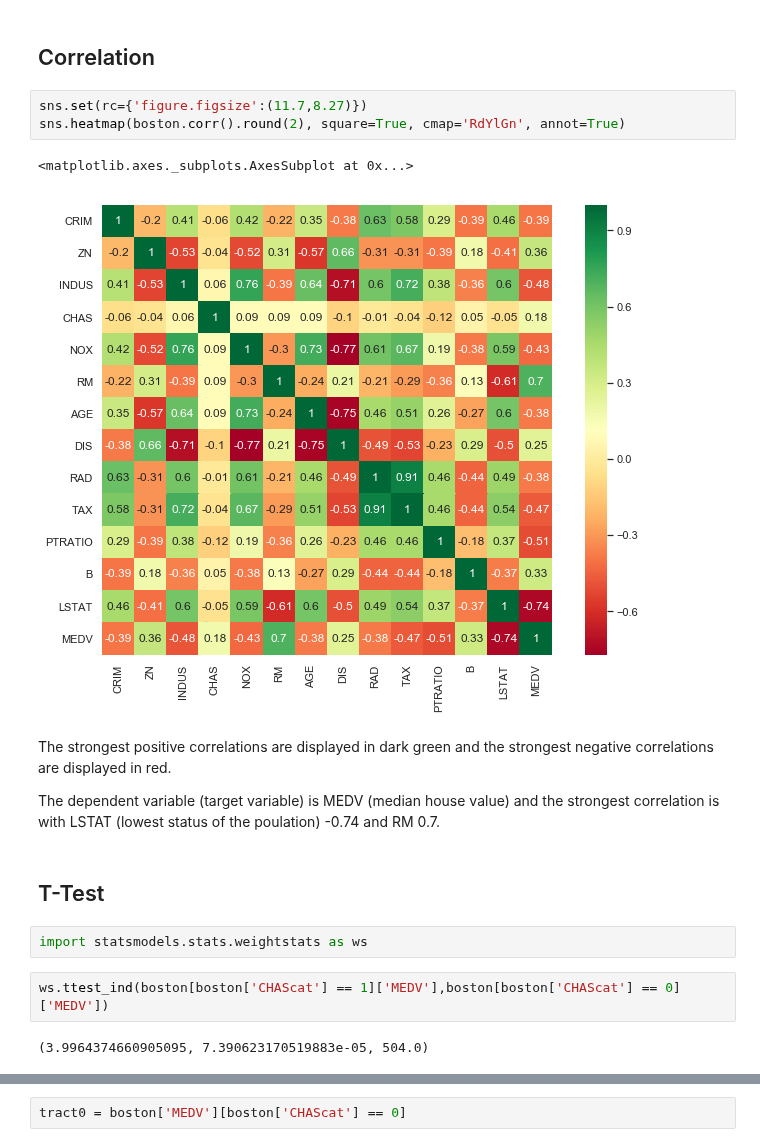
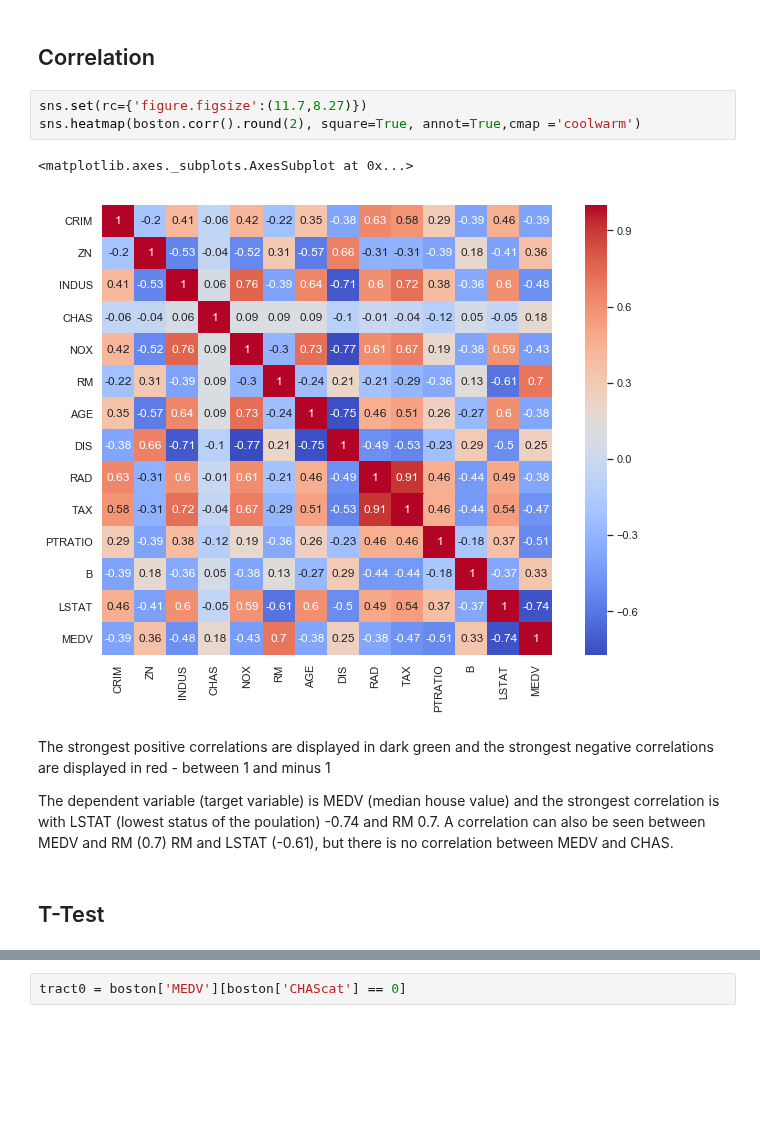
Before and after one commit to donalcarr/Machine-Learning-Assessment-2019, a Jupyter notebook: Machine Learning - Boston Housing Dataset.ipynb, the cells around one changed output, grey strips where cells are left out. Drawn from its saved outputs; the diff is of its cells as text; blank space fills up the shorter version.

```diff
--- a/Machine Learning - Boston Housing Dataset.ipynb
+++ b/Machine Learning - Boston Housing Dataset.ipynb
@@ -112,21 +112,15 @@ significantly. The interquartile range (25 - 75% percentile) illustrated by the
 ## Correlation
 # %%
 sns.set(rc={'figure.figsize':(11.7,8.27)})
-sns.heatmap(boston.corr().round(2), square=True, cmap='RdYlGn', annot=True)
+sns.heatmap(boston.corr().round(2), square=True, annot=True,cmap ='coolwarm')
 # %% [output]
 <matplotlib.axes._subplots.AxesSubplot at 0x...>
-[figure, old version]
+[figure, new version]
 # %% [markdown]
 The strongest positive correlations are displayed in dark green and the strongest negative correlations are displayed
-in red.
+in red - between 1 and minus 1
 
 The dependent variable (target variable) is MEDV (median house value) and the strongest correlation is with
-LSTAT (lowest status of the poulation) -0.74 and RM 0.7.
+LSTAT (lowest status of the poulation) -0.74 and RM 0.7. A correlation can also be seen between MEDV and RM (0.7) RM and LSTAT (-0.61), but there is no correlation between MEDV and CHAS.
 # %% [markdown]
 ## T-Test
-# %%
-import statsmodels.stats.weightstats as ws
-# %%
-ws.ttest_ind(boston[boston['CHAScat'] == 1]['MEDV'],boston[boston['CHAScat'] == 0]['MEDV'])
-# %% [output]
-(3.9964374660905095, 7.390623170519883e-05, 504.0)
```
Also changed, not shown: parts of 14 cells of this notebook.
